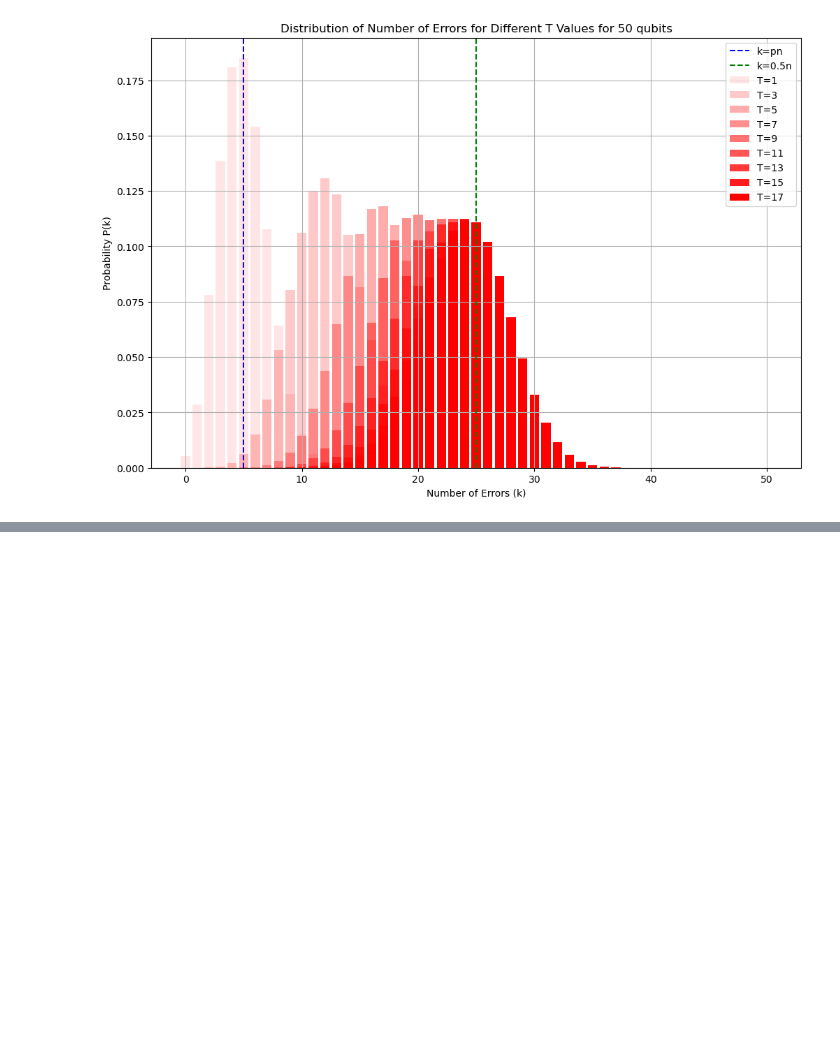
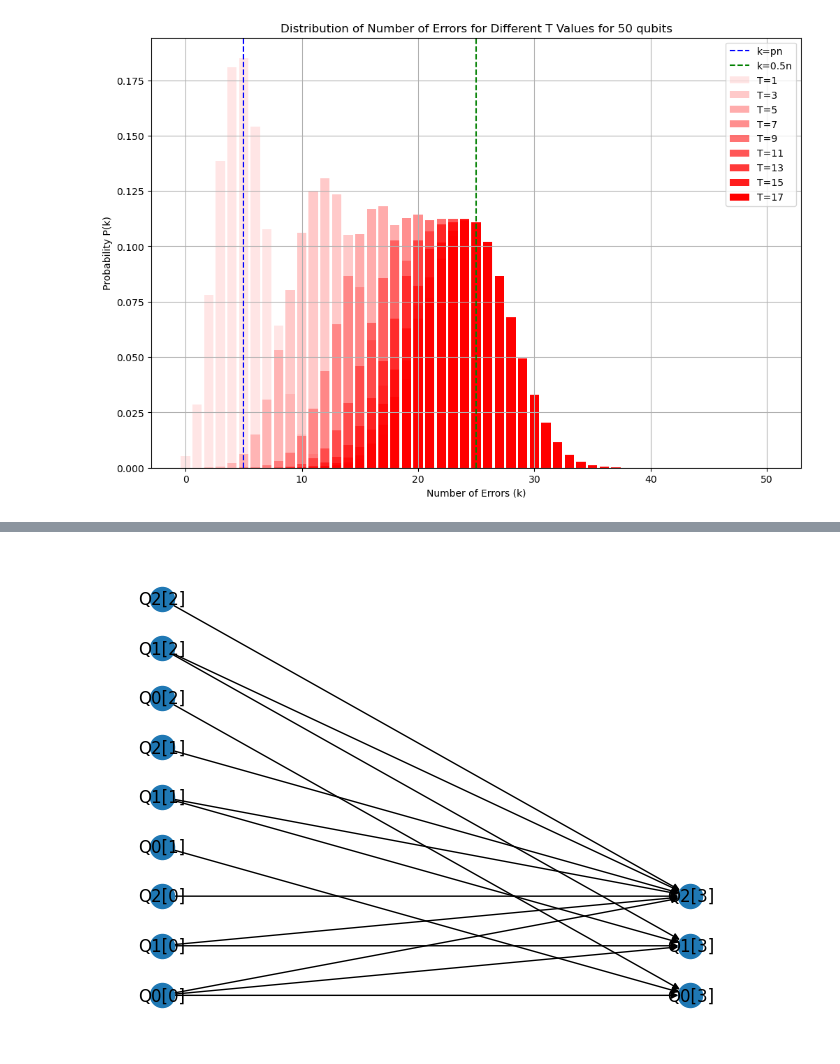
Before and after one commit to yezhuoyang/Qerrorprop, a Jupyter notebook: examples.ipynb, the cells around one changed output, grey strips where cells are left out. Drawn from its saved outputs; the diff is of its cells as text; code cells hidden in the pictures; blank space fills up the shorter version.

```diff
--- a/examples.ipynb
+++ b/examples.ipynb
@@ -153,0 +169,6 @@ plt.show()
+# %%
+circuit.construct_EPSTG()
+circuit.construct_RSG()
+circuit.show_RSG()
+# %% [output]
+[figure, added]
```
Also changed, not shown: parts of 5 cells of this notebook, 2 other files.
